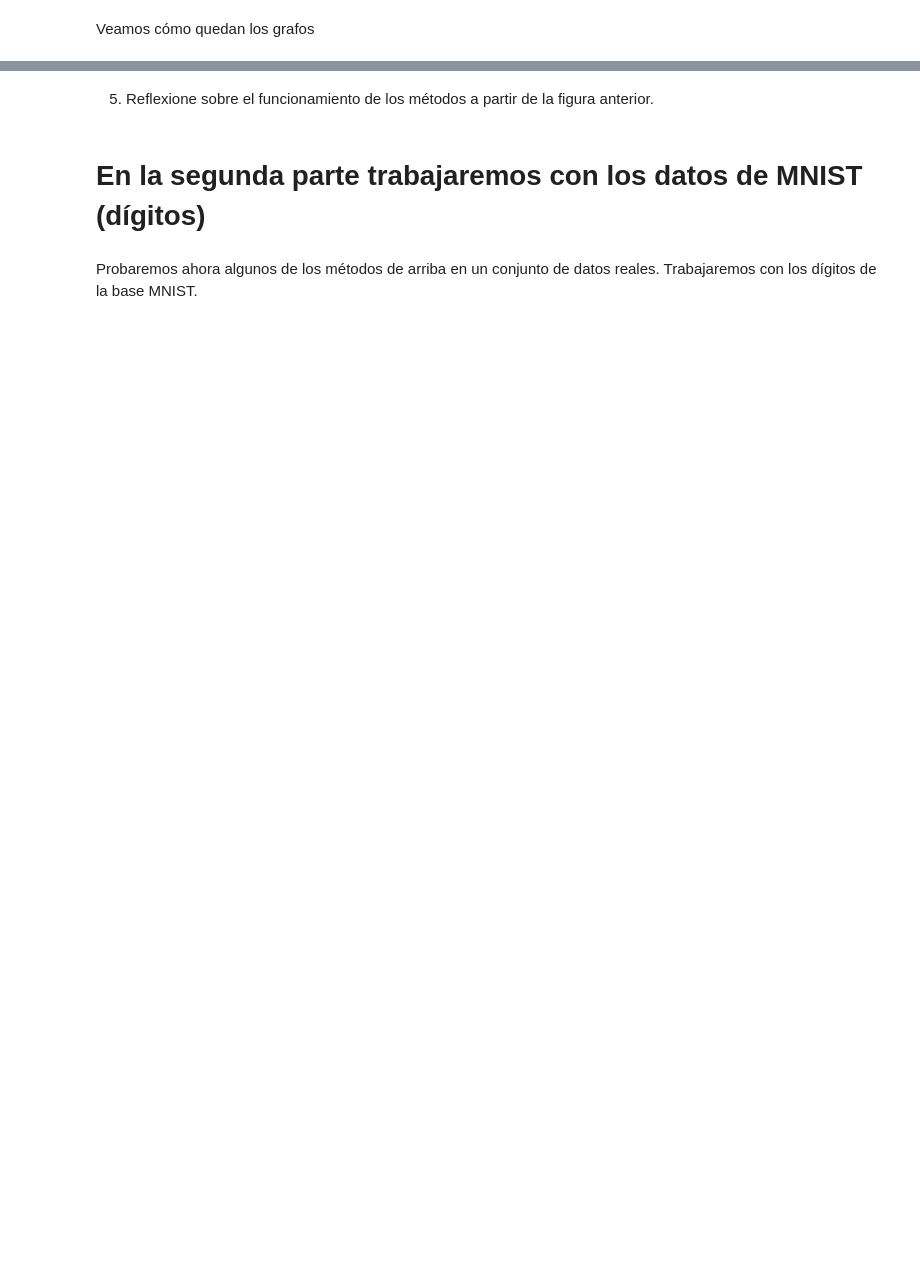
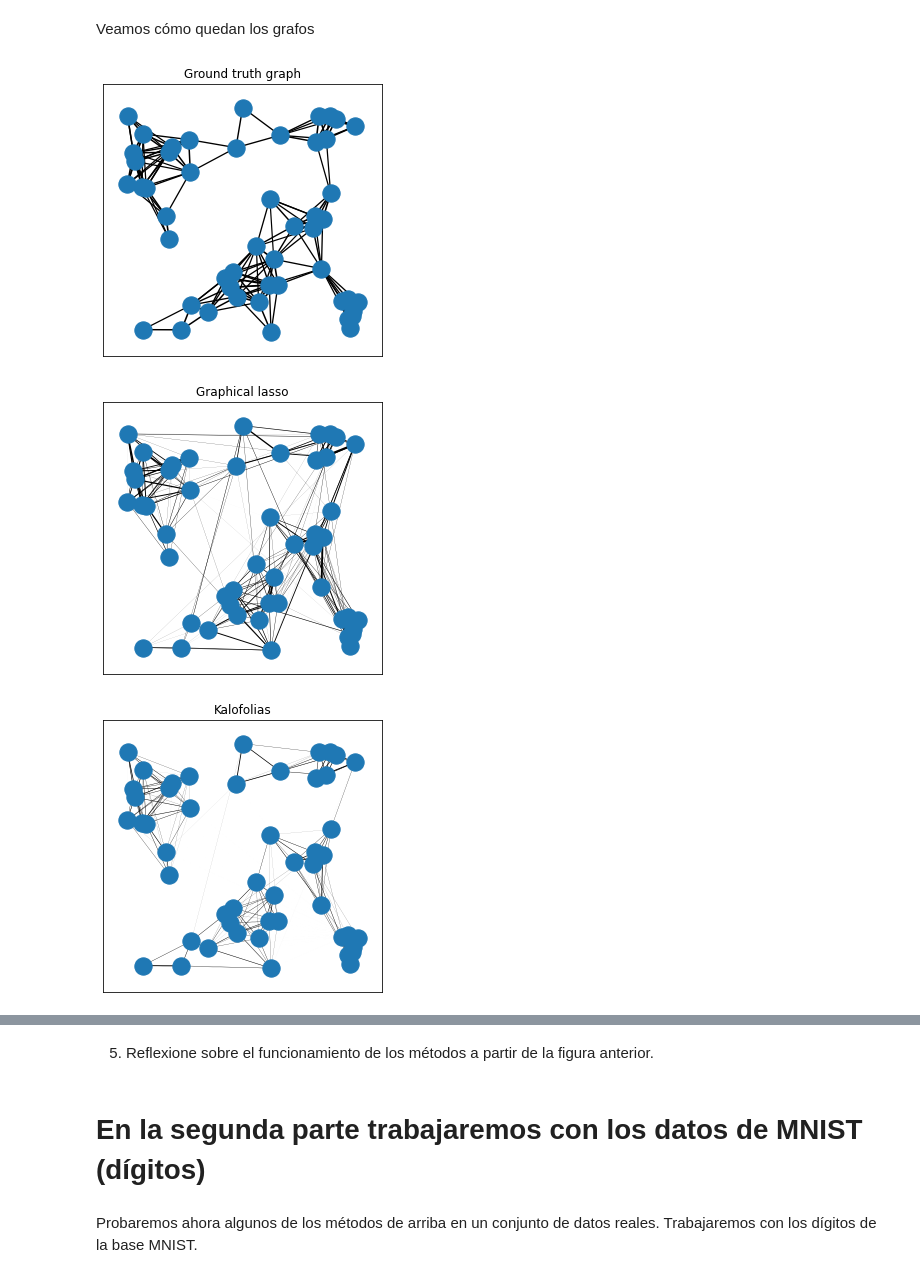
Before and after one commit to j-oflaherty/AA-grafos, a Jupyter notebook: lab4/Lab4_AAG2025.ipynb, the cells around one changed output, grey strips where cells are left out. Drawn from its saved outputs; the diff is of its cells as text; code cells hidden in the pictures; blank space fills up the shorter version.

```diff
--- a/lab4/Lab4_AAG2025.ipynb
+++ b/lab4/Lab4_AAG2025.ipynb
@@ -273,6 +353,10 @@ plt.imshow(-W)
 Veamos cómo quedan los grafos
 # %%
 prec_glasso = prec_glassoCV # elegir a mano o con CV
+
+W = lg.log_degree_barrier(
+    normalize(X.T), alpha=1, beta=1, step=0.1
+)
 
 G_glasso = nx.from_numpy_array(prec_glasso - np.diag(np.diag(prec_glasso)))
 G_kalof = nx.from_numpy_array(W)
@@ -293,30 +377,34 @@ plt.show()
 
 plt.figure(figsize=(5, 5))
 edges = G_glasso.edges()
 weights = nx.get_edge_attributes(G_glasso, "weight")
 alphas = [weights[edge] * 2 for edge in edges]
 _ = nx.draw_networkx_edges(G_glasso, width=alphas, pos=pos)
 _ = nx.draw_networkx_nodes(G_glasso, pos=pos)
 plt.title("Graphical lasso")
 plt.savefig(output_dir / "graphical_lasso.png", pad_inches=0)
 plt.show()
 
 plt.figure(figsize=(5, 5))
 edges = G_kalof.edges()
 weights = nx.get_edge_attributes(G_kalof, "weight")
 alphas = [weights[edge] * 2 for edge in edges]
 _ = nx.draw_networkx_edges(G_kalof, width=alphas, pos=pos)
 _ = nx.draw_networkx_nodes(G_kalof, pos=pos)
 plt.title("Kalofolias")
 plt.savefig(output_dir / "kalofolias.png", pad_inches=0)
 plt.show()
 
 plt.figure(figsize=(5, 5))
 edges = G_mb.edges()
 weights = nx.get_edge_attributes(G_mb, "weight")
 alphas = [weights[edge] * 2 for edge in edges]
 _ = nx.draw_networkx_edges(G_mb, width=alphas, pos=pos)
 _ = nx.draw_networkx_nodes(G_mb, pos=pos)
 plt.title("Meinshausen y Bühlmann")
 plt.savefig(output_dir / "meinshausen_buhlmann.png", pad_inches=0)
 plt.show()
+# %% [output]
+[figure, added]
+[figure, added]
+[figure, added]
```
Also changed, not shown: parts of 21 cells of this notebook, 19 other files.
